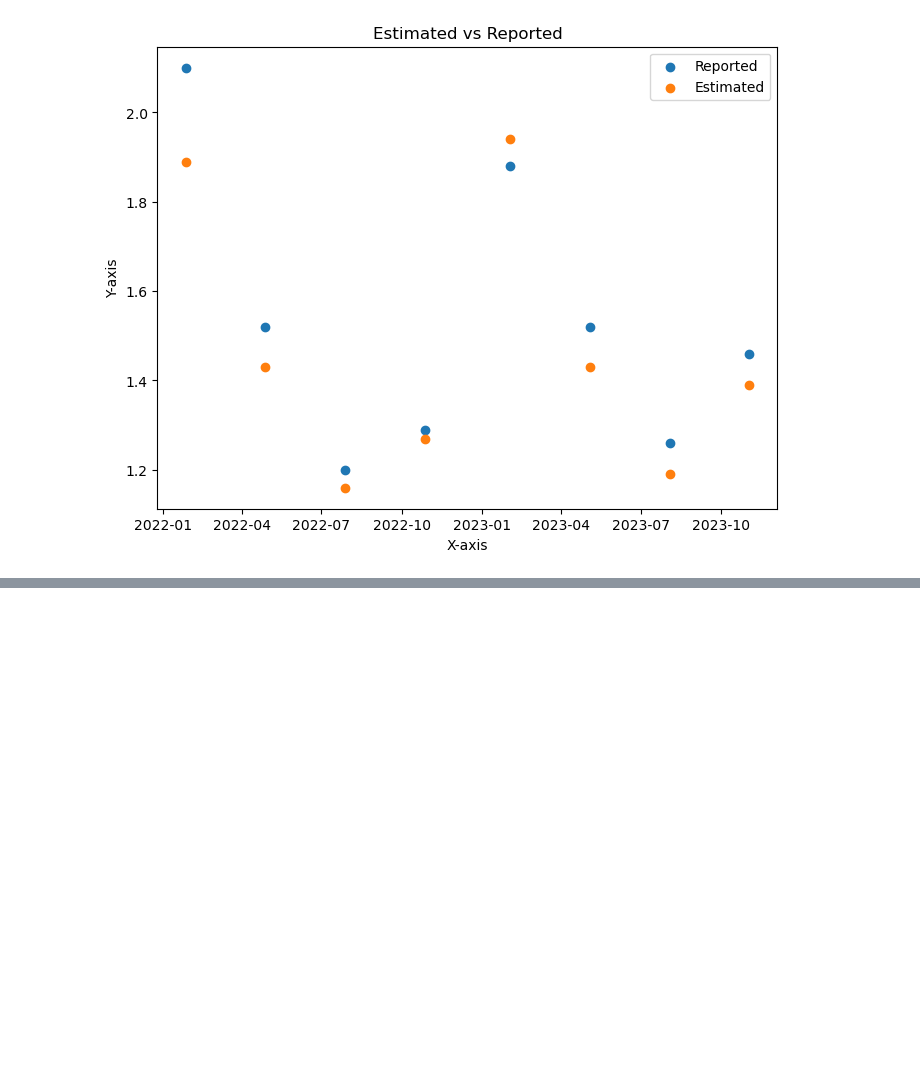
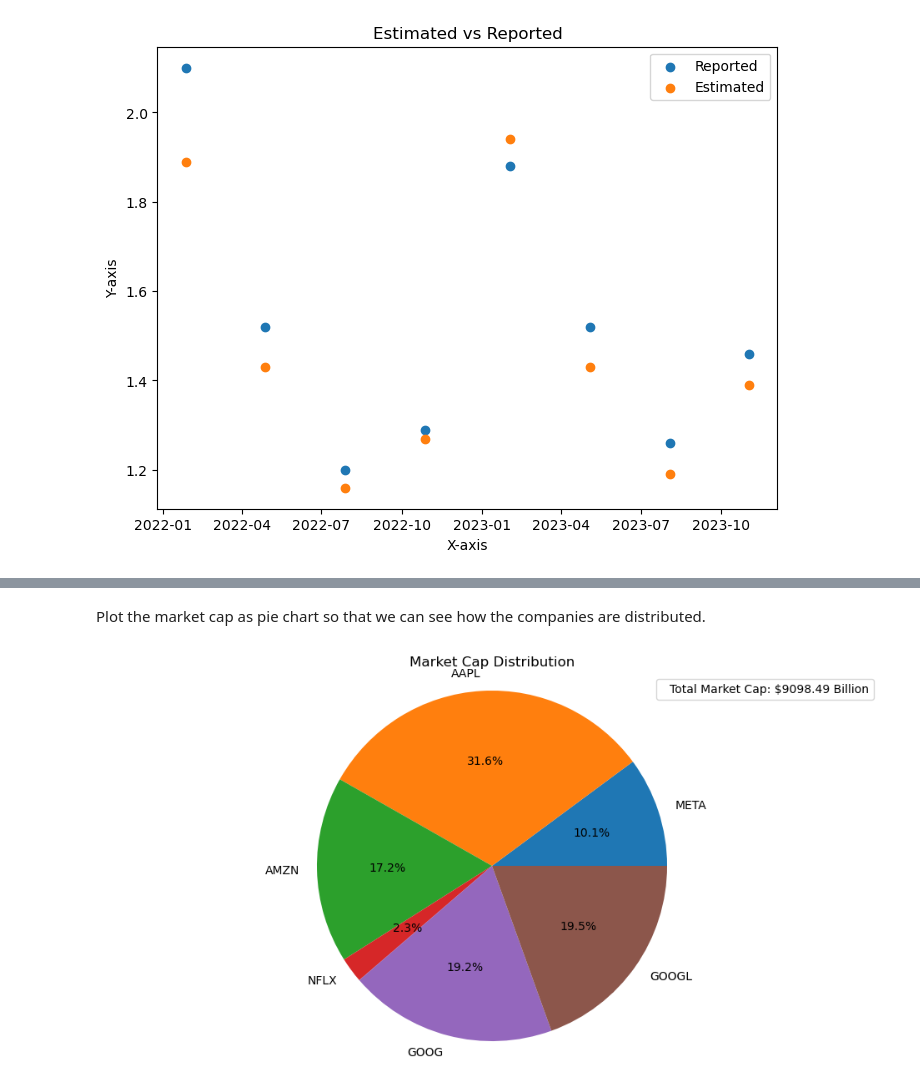
Before and after one commit to itsakcode/stock_analysis, a Jupyter notebook: src/stock_market.ipynb, the cells around one changed output, grey strips where cells are left out. Cells and saved outputs as stored; diff of their text form; code cells hidden in the pictures; blank space fills up the shorter version.

Commit message:
Adding company overview and other visuals

```diff
--- a/src/stock_market.ipynb
+++ b/src/stock_market.ipynb
@@ -627,0 +588,6 @@ plt.show()
+# %%
+companies_overview_df = pd.concat([meta_company_overview_df, aapl_company_overview_df, amzn_company_overview_df,
+                                   nflx_company_overview_df, goog_company_overview_df, googl_company_overview_df],
+                                   axis=0)
+companies_overview_df.reset_index(inplace=True, drop=True)
+companies_overview_df
@@ -627,0 +606,10 @@ plt.show()
+# %%
+companies_overview_df['MarketCap_Millions'] = companies_overview_df['MarketCapitalization'] / 1_000_000
+
+companies_overview_df['MarketCap_Billions'] = companies_overview_df['MarketCapitalization'] / 1_000_000_000
+
+companies_overview_df['SharesOutstanding_Millions'] = companies_overview_df['SharesOutstanding'] / 1_000_000
+
+companies_overview_df['SharesOutstanding_Billions'] = companies_overview_df['SharesOutstanding'] / 1_000_000_000
+
+companies_overview_df[['Symbol', 'MarketCap_Billions', 'MarketCap_Millions', 'SharesOutstanding_Millions', 'SharesOutstanding_Billions']]
@@ -627,0 +624,32 @@ plt.show()
+# %% [markdown]
+Plot the market cap as pie chart so that we can see how the companies are distributed.
+# %%
+labels = companies_overview_df['Symbol']
+sizes = companies_overview_df['MarketCap_Billions']
+
+# Explode wedges
+explode_vals = ()
+for i in labels:
+    val = (0,)
+    if i in ['AAPL', 'GOOG', 'GOOGL']:
+        val = (0.1,)
+    explode_vals += val
+
+# Create a pie chart
+plt.figure(figsize=(12, 6))
+plt.pie(sizes, labels=labels, autopct='%1.1f%%', startangle=0)#, explode=explode_vals)
+
+# Equal aspect ratio ensures that pie is drawn as a circle
+plt.axis('equal')
+
+plt.title('Market Cap Distribution')
+
+total_market_cap = sum(companies_overview_df['MarketCap_Billions'])
+
+# Show total martket cap of all companies for reference.
+legend_text = f'Total Market Cap: ${total_market_cap:.2f} Billion'
+plt.legend([legend_text], loc='upper right', handlelength=0)
+
+plt.show()
+# %% [output]
+[figure, added]
```
Also changed, not shown: parts of 16 cells of this notebook, 7 other files.
